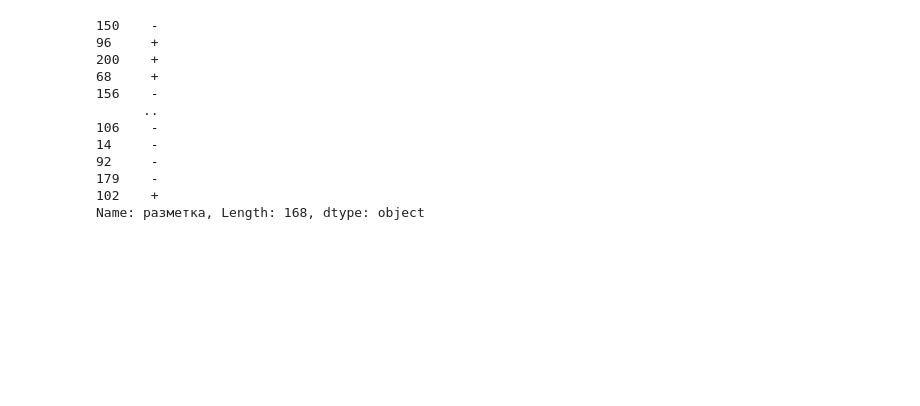
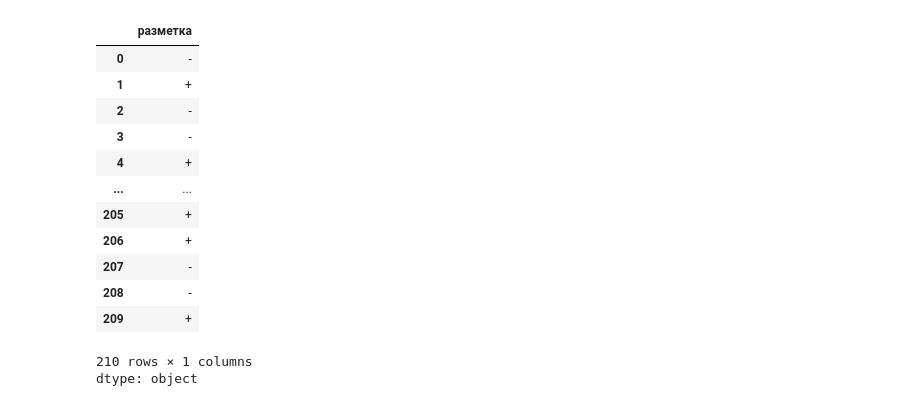
Before and after one commit to dsbarinov1/Hahatonshiki, a Jupyter notebook: task3/task3.ipynb, the cells around one changed output. Cells and saved outputs as stored; diff of their text form; code cells hidden in the pictures; blank space fills up the shorter version.

```diff
--- a/task3/task3.ipynb
+++ b/task3/task3.ipynb
@@ -1,3 +3,15 @@
+# %%
+import numpy as np
+import pandas as pd
+import matplotlib.pyplot as plt
+import seaborn as sns
+import re
+from sklearn.metrics import classification_report
+from nltk.tokenize.toktok import ToktokTokenizer
+from nltk.corpus import stopwords
+pd.options.display.float_format = '{:,.4f}'.format
+seed = 42
+np.random.seed(seed)
 # %%
 import numpy as np
 import pandas as pd
@@ -25,3 +39,4 @@ seed = 42
 np.random.seed(seed)
 # %%
 df = pd.read_csv("task-3-dataset.csv") # Считываем данные
+df2 = pd.read_csv("test50.csv")
@@ -51,21 +72,29 @@ def foo(review, morph):
 # %%
 # Разделим данные, пока нет тестовых
 from sklearn.model_selection import train_test_split
-dataset_train, dataset_test, train_data_label, test_data_label = train_test_split(df['отзывы'], df['разметка'], test_size=0.2, random_state=42)
+# dataset_train, dataset_test, train_data_label, test_data_label = train_test_split(df['отзывы'], df['разметка'], test_size=0.2, random_state=42)
+dataset_train = df['отзывы']
+train_data_label = df['разметка']
+
+dataset_test = df2["Отзывы"]
+test_data_label = df2["разметка"]
+
 train_data_label
 # %% [output]
+|  | разметка |
+| 0 | - |
+| 1 | + |
+| 2 | - |
+| 3 | - |
+| 4 | + |
+| ... | ... |
+| 205 | + |
+| 206 | + |
+| 207 | - |
+| 208 | - |
+| 209 | + |
-150    -
-96     +
-200    +
-68     +
-156    -
-      ..
-106    -
-14     -
-92     -
-179    -
-102    +
-Name: разметка, Length: 168, dtype: object
+210 rows × 1 columns
+dtype: object
 # %%
 # Сформируем тестовый и трейновый словари
 corpus_train = []
```
Also changed, not shown: parts of 41 cells of this notebook, 3 other files.
